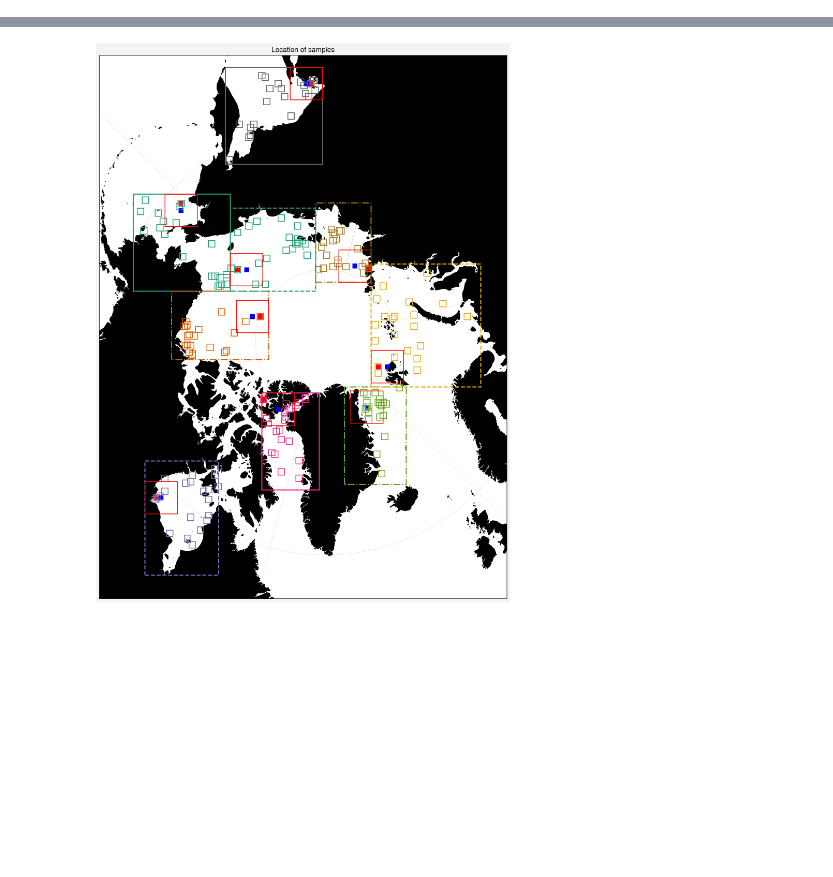
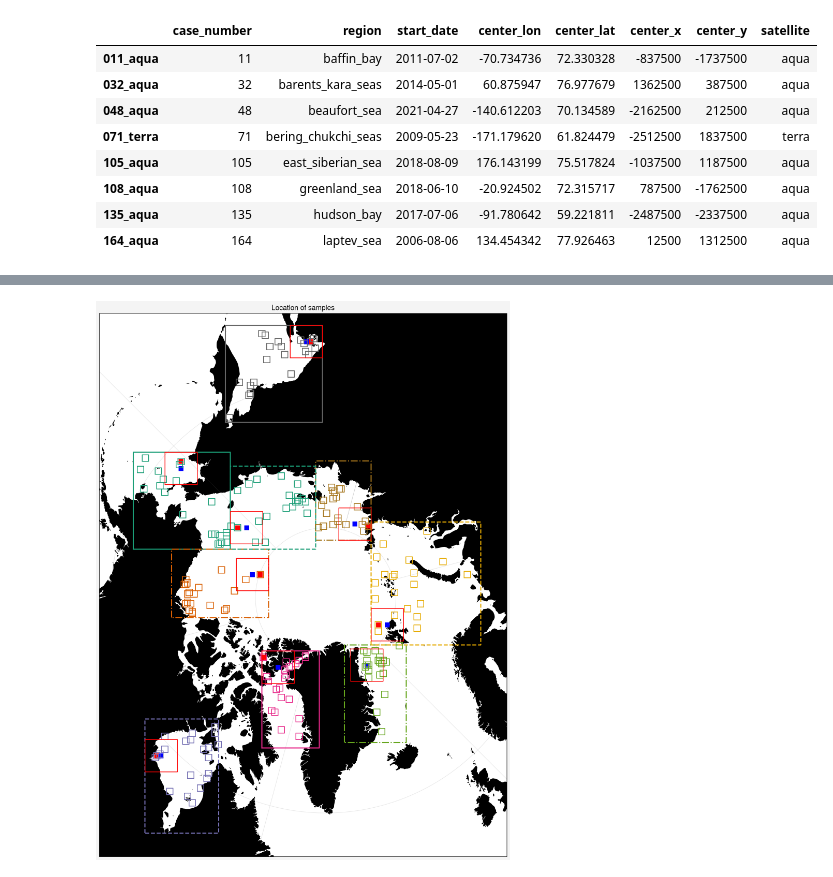
Before and after one commit to danielmwatkins/calval_tgrs, a Jupyter notebook: notebooks/calculating_boundaries_large_images.ipynb, the cells around one changed output, grey strips where cells are left out. Saved outputs shown, nothing was run; the diff lists cells and outputs as text; code cells hidden in the pictures; blank space fills up the shorter version.

```diff
--- a/notebooks/calculating_boundaries_large_images.ipynb
+++ b/notebooks/calculating_boundaries_large_images.ipynb
@@ -8,0 +38,19 @@ df_500km = df_500km.loc[df_500km.groupby('region').case_number.idxmin(),
+# %%
+# Check images: is 500 km overkill? Would 250 m be enough?
+
+df_500km_high_vis = df.loc[(df.visible_floes == "yes") & (df.floe_obscuration == "none")]
+df_500km_high_vis = df_500km_high_vis.loc[[x for x in df_500km_high_vis.index if df_500km_high_vis.loc[x, 'case_number']
+                                           not in df_500km['case_number'].values],:]
+df_500km_high_vis = df_500km_high_vis.loc[df_500km_high_vis.groupby('region').case_number.idxmin(),
+    ["case_number", "region", "start_date", "center_lon", "center_lat", "center_x", "center_y", "satellite"]]
+df_500km_high_vis
+# %% [output]
+|  | case_number | region | start_date | center_lon | center_lat | center_x | center_y | satellite |
+| 011_aqua | 11 | baffin_bay | 2011-07-02 | -70.734736 | 72.330328 | -837500 | -1737500 | aqua |
+| 032_aqua | 32 | barents_kara_seas | 2014-05-01 | 60.875947 | 76.977679 | 1362500 | 387500 | aqua |
+| 048_aqua | 48 | beaufort_sea | 2021-04-27 | -140.612203 | 70.134589 | -2162500 | 212500 | aqua |
+| 071_terra | 71 | bering_chukchi_seas | 2009-05-23 | -171.179620 | 61.824479 | -2512500 | 1837500 | terra |
+| 105_aqua | 105 | east_siberian_sea | 2018-08-09 | 176.143199 | 75.517824 | -1037500 | 1187500 | aqua |
+| 108_aqua | 108 | greenland_sea | 2018-06-10 | -20.924502 | 72.315717 | 787500 | -1762500 | aqua |
+| 135_aqua | 135 | hudson_bay | 2017-07-06 | -91.780642 | 59.221811 | -2487500 | -2337500 | aqua |
+| 164_aqua | 164 | laptev_sea | 2006-08-06 | 134.454342 | 77.926463 | 12500 | 1312500 | aqua |
```
Also changed, not shown: parts of 4 cells of this notebook, 5 other files.
